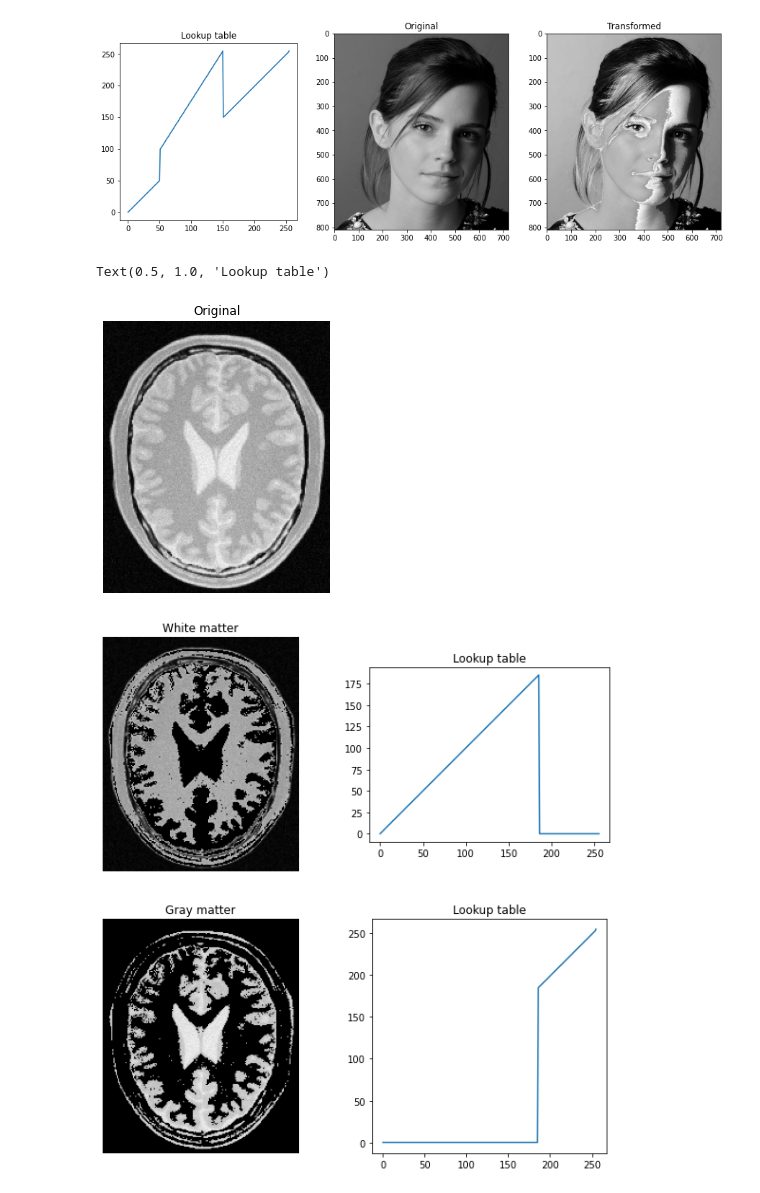
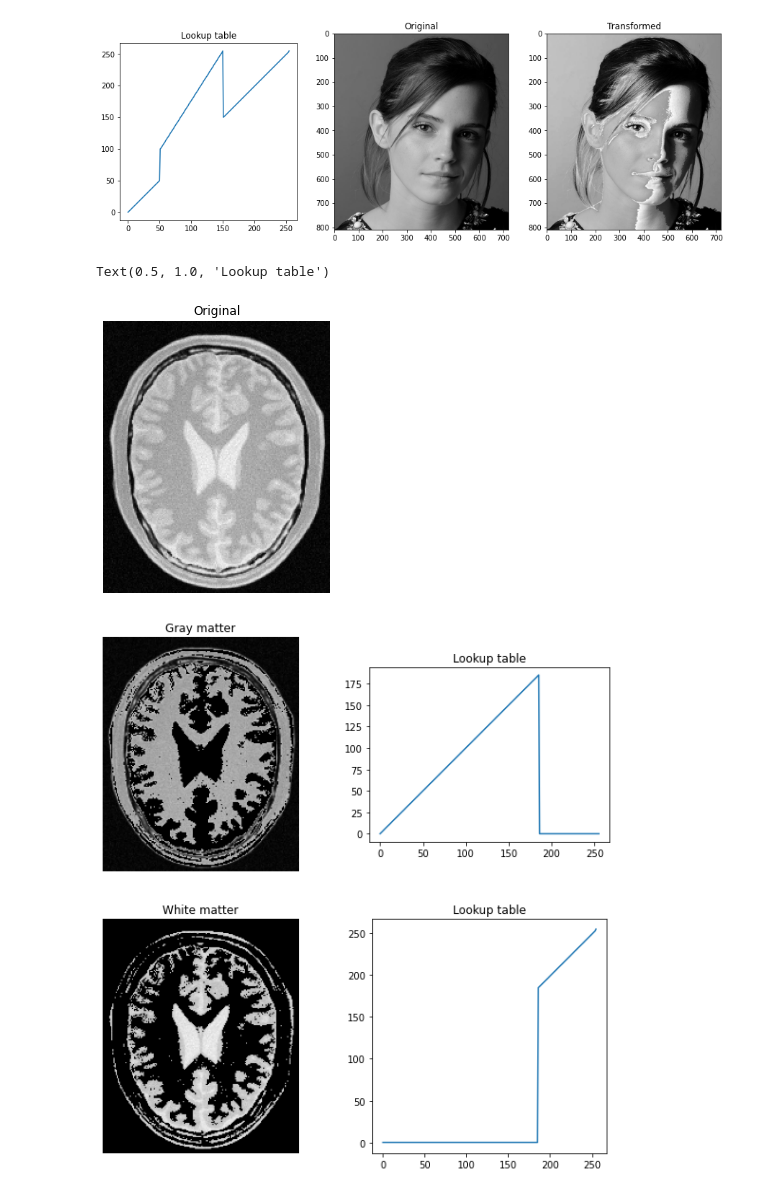
Before and after one commit to BiyonFernando/EN2550-Fundamentals-of-Image-Processing-and-Machine-Vision, a Jupyter notebook: Assigment_1/Intensity_Transformations_and_Neighborhood_Filtering.ipynb, the cells around one changed output. Saved outputs shown, nothing was run; the diff lists cells and outputs as text; code cells hidden in the pictures.

```diff
--- a/Assigment_1/Intensity_Transformations_and_Neighborhood_Filtering.ipynb
+++ b/Assigment_1/Intensity_Transformations_and_Neighborhood_Filtering.ipynb
@@ -48,36 +48,36 @@ l4 = np.zeros(255-treshold)
 lt2 = np.concatenate((l3,l4), axis = 0).astype(np.uint8)
 
 img2 = cv.LUT(img, lt1)
 
 img3 = cv.LUT(img, lt2)
 
 fig, ax = plt.subplots(figsize = (5,5))
 ax.imshow(cv.cvtColor(img, cv.COLOR_BGR2RGB))
 ax.set_title('Original')
 ax.axis("off")
 
 
 fig1, ax1 = plt.subplots(2,2,figsize = (10,10))
 
 ax1[0][0].imshow(cv.cvtColor(img3, cv.COLOR_BGR2RGB))
-ax1[0][0].set_title('White matter')
+ax1[0][0].set_title('Gray matter')
 ax1[0][0].axis("off")
 
 ax1[0][1].plot(lt2)
 ax1[0][1].set_aspect('equal')
 ax1[0][1].set_title('Lookup table')
 
 ax1[1][0].imshow(cv.cvtColor(img2, cv.COLOR_BGR2RGB))
-ax1[1][0].set_title('Gray matter')
+ax1[1][0].set_title('White matter')
 ax1[1][0].axis("off")
 
 ax1[1][1].plot(lt1)
 ax1[1][1].set_aspect('equal')
 ax1[1][1].set_title('Lookup table')
 # %% [output]
 Text(0.5, 1.0, 'Lookup table')
 [figure]
-[figure, old version]
+[figure, new version]
 # %%
 img0 = cv.imread(r'highlights_and_shadows.jpg')
 assert img0 is not None
```
Also changed, not shown: parts of 7 cells of this notebook.
